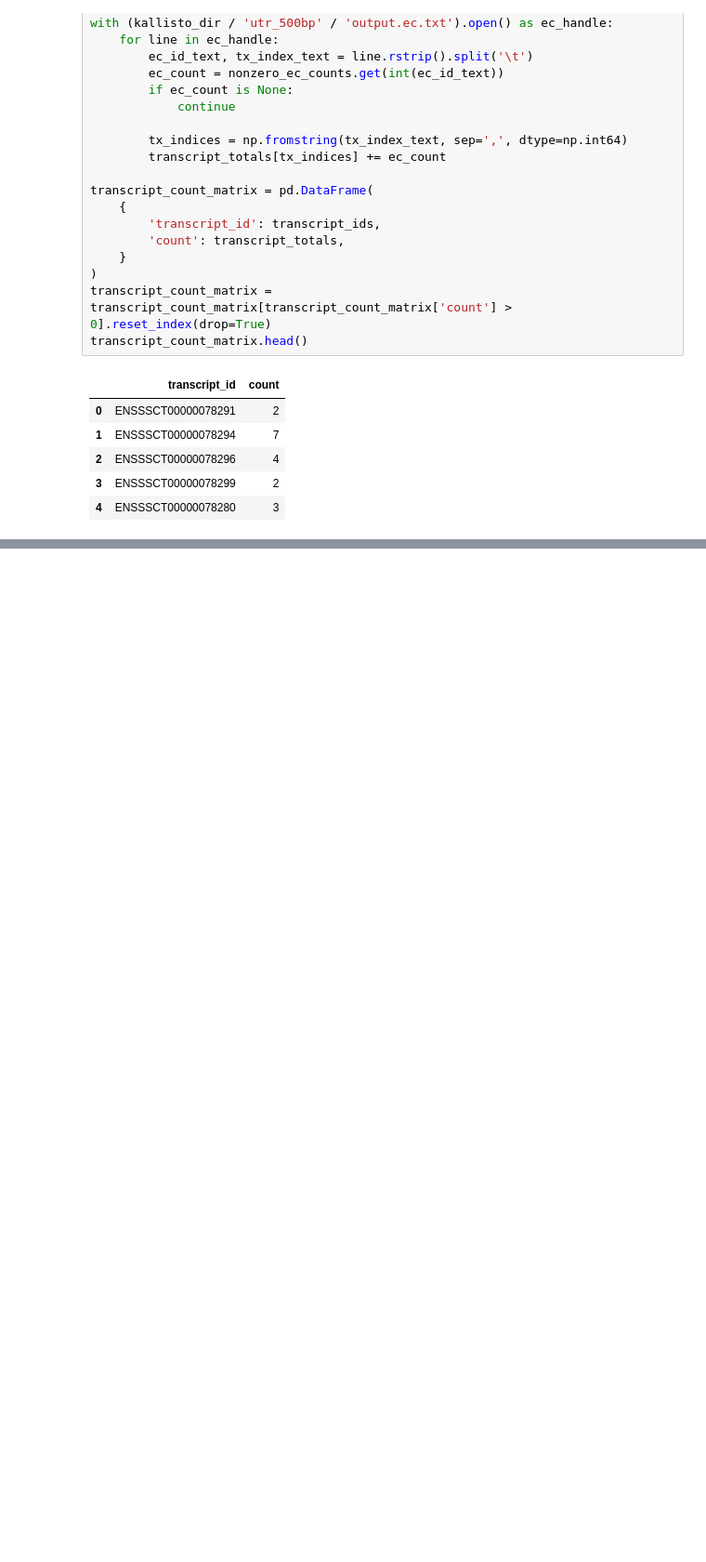
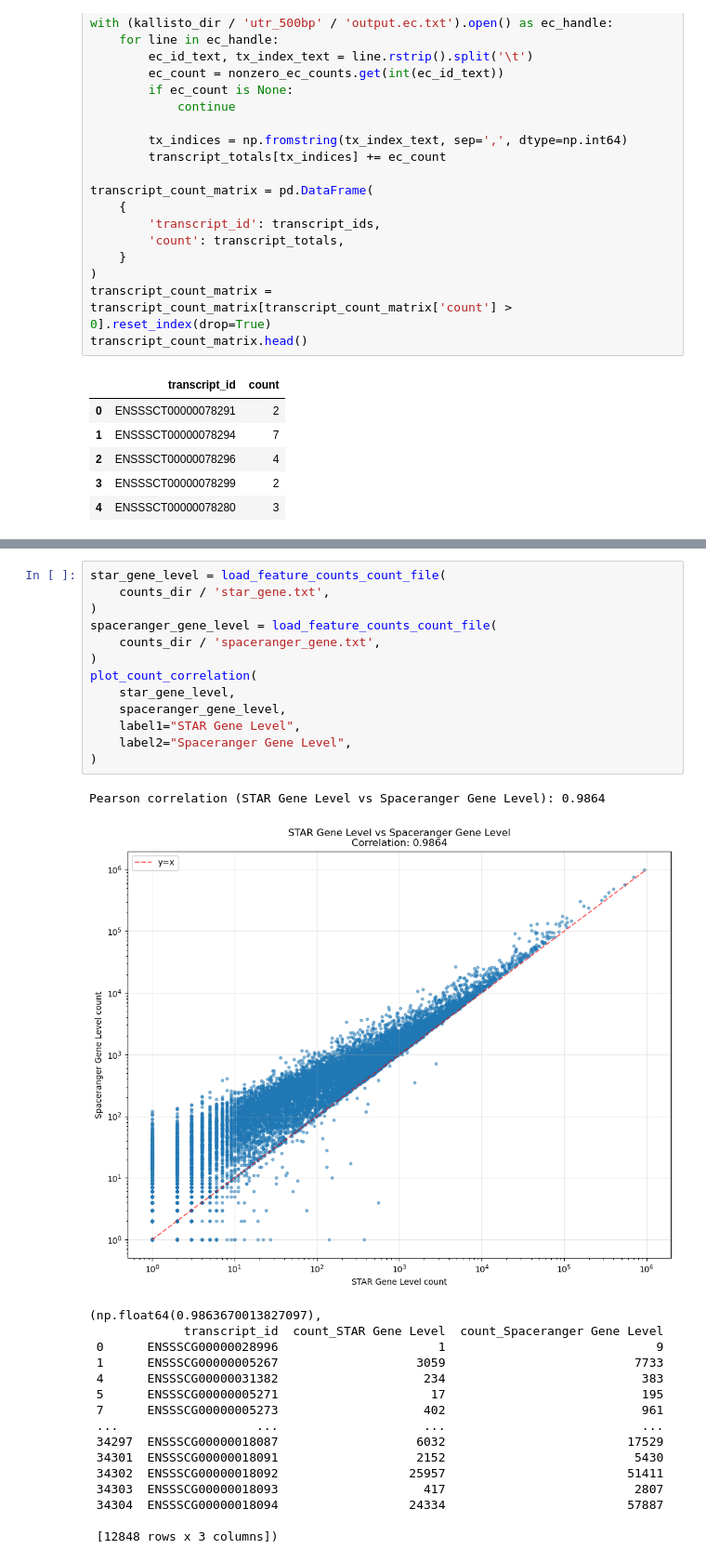
Before and after one commit to tolgatabanli/scCount_gobi, a Jupyter notebook: prototyping/playground.ipynb, the cells around one changed output, grey strips where cells are left out. Shown at 93% size. Cells and saved outputs as stored; diff of their text form; blank space fills up the shorter version.

```diff
--- a/prototyping/playground.ipynb
+++ b/prototyping/playground.ipynb
@@ -609,0 +590,31 @@ See the caveats in the documentation: https://pandas.pydata.org/pandas-docs/stab
+# %%
+star_gene_level = load_feature_counts_count_file(
+    counts_dir / 'star_gene.txt',
+)
+spaceranger_gene_level = load_feature_counts_count_file(
+    counts_dir / 'spaceranger_gene.txt',
+)
+plot_count_correlation(
+    star_gene_level,
+    spaceranger_gene_level,
+    label1="STAR Gene Level",
+    label2="Spaceranger Gene Level",
+)
+# %% [output]
+Pearson correlation (STAR Gene Level vs Spaceranger Gene Level): 0.9864
+[figure, added]
+(np.float64(0.9863670013827097),
+             transcript_id  count_STAR Gene Level  count_Spaceranger Gene Level
+ 0      ENSSSCG00000028996                      1                             9
+ 1      ENSSSCG00000005267                   3059                          7733
+ 4      ENSSSCG00000031382                    234                           383
+ 5      ENSSSCG00000005271                     17                           195
+ 7      ENSSSCG00000005273                    402                           961
+ ...                   ...                    ...                           ...
+ 34297  ENSSSCG00000018087                   6032                         17529
+ 34301  ENSSSCG00000018091                   2152                          5430
+ 34302  ENSSSCG00000018092                  25957                         51411
+ 34303  ENSSSCG00000018093                    417                          2807
+ 34304  ENSSSCG00000018094                  24334                         57887
+
+ [12848 rows x 3 columns])
```
Also changed, not shown: parts of 13 cells of this notebook, 4 other files.
